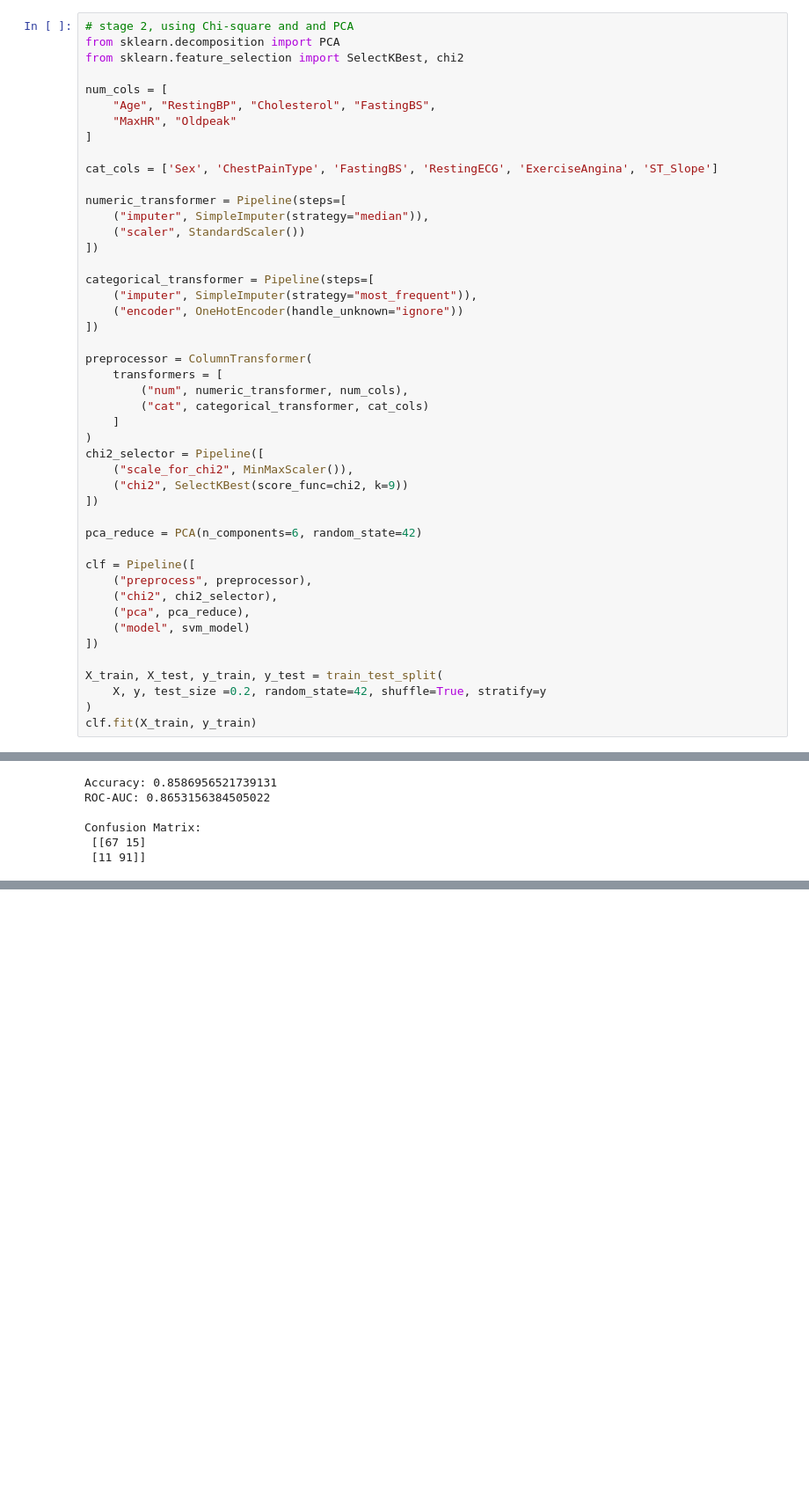
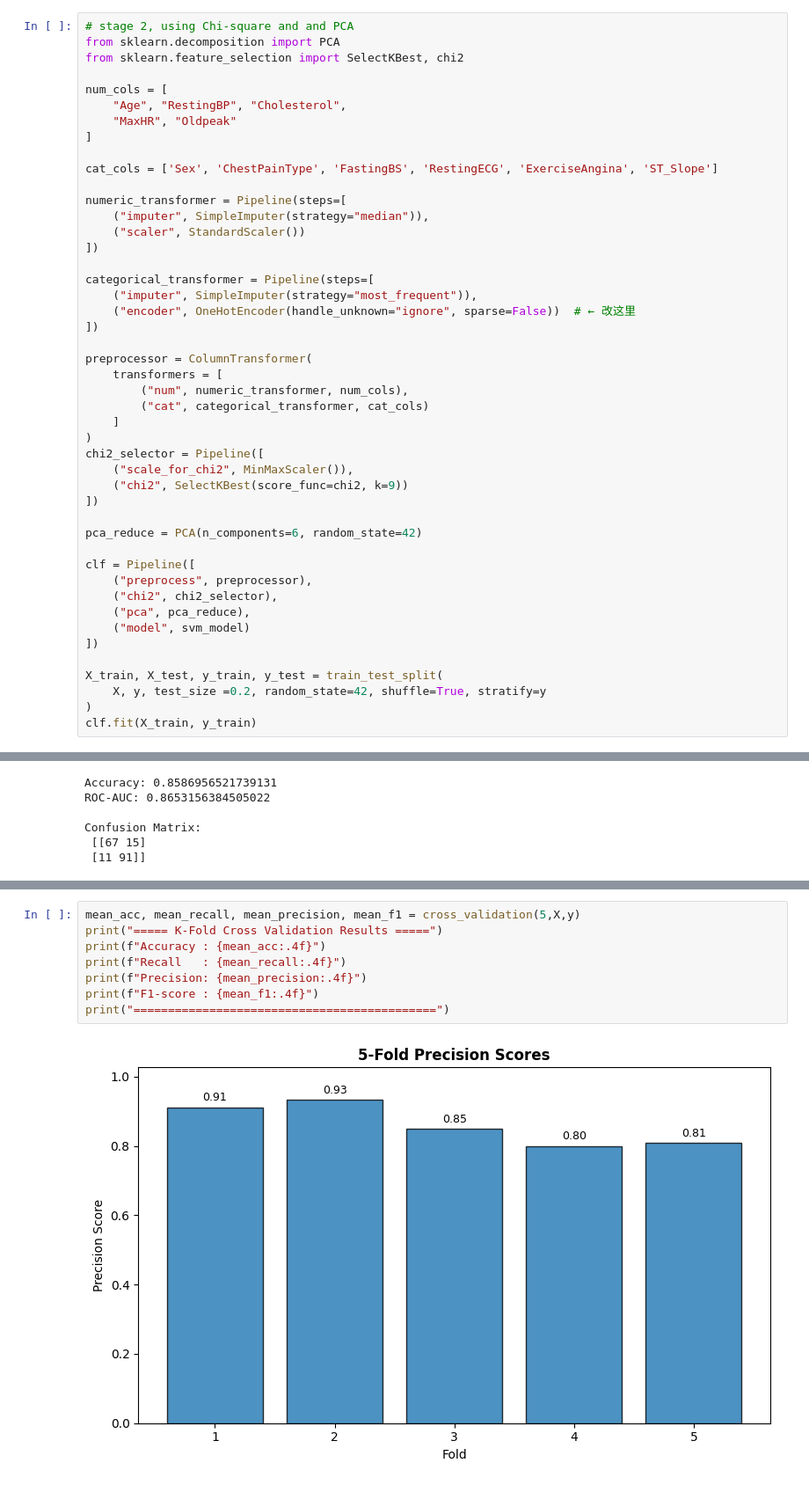
Before and after one commit to ZiDiYao/RBF_SVM_Model_ML, a Jupyter notebook: project.ipynb, the cells around one changed output, grey strips where cells are left out. Shown: that part at 88% size. Saved outputs shown, nothing was run; the diff lists cells and outputs as text; blank space fills up the shorter version.

Commit message:
accomplish visualization and k fold cross validation

```diff
--- a/project.ipynb
+++ b/project.ipynb
@@ -148,7 +174,7 @@ from sklearn.decomposition import PCA
 from sklearn.feature_selection import SelectKBest, chi2
 
 num_cols = [
-    "Age", "RestingBP", "Cholesterol", "FastingBS",
+    "Age", "RestingBP", "Cholesterol",
     "MaxHR", "Oldpeak"
 ]
 
@@ -161,7 +187,7 @@ numeric_transformer = Pipeline(steps=[
 
 categorical_transformer = Pipeline(steps=[
     ("imputer", SimpleImputer(strategy="most_frequent")),
-    ("encoder", OneHotEncoder(handle_unknown="ignore"))
+    ("encoder", OneHotEncoder(handle_unknown="ignore", sparse=False))  # ← 改这里
 ])
 
 preprocessor = ColumnTransformer(
@@ -286,0 +441,10 @@ Confusion Matrix:
+# %%
+mean_acc, mean_recall, mean_precision, mean_f1 = cross_validation(5,X,y)
+print("===== K-Fold Cross Validation Results =====")
+print(f"Accuracy : {mean_acc:.4f}")
+print(f"Recall   : {mean_recall:.4f}")
+print(f"Precision: {mean_precision:.4f}")
+print(f"F1-score : {mean_f1:.4f}")
+print("============================================")
+# %% [output]
+[figure, added]
```
Also changed, not shown: parts of 7 cells of this notebook, 3 other files.
